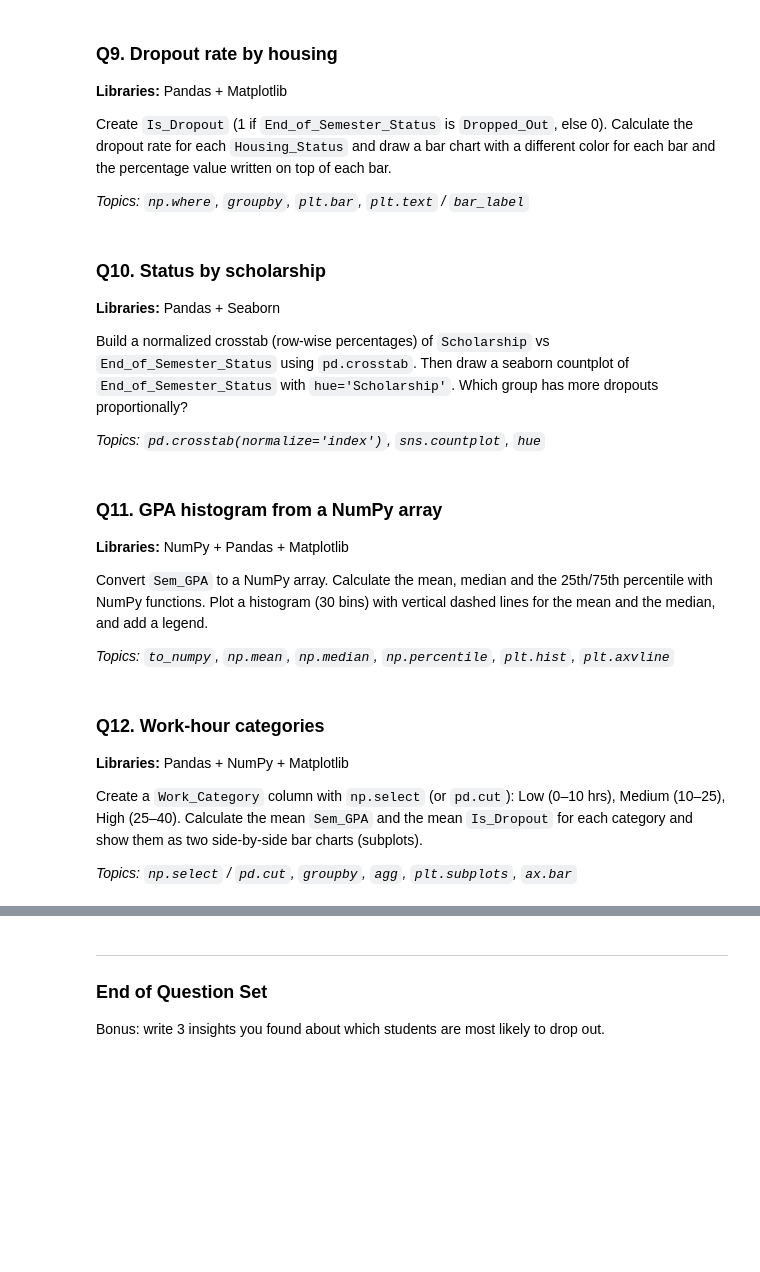
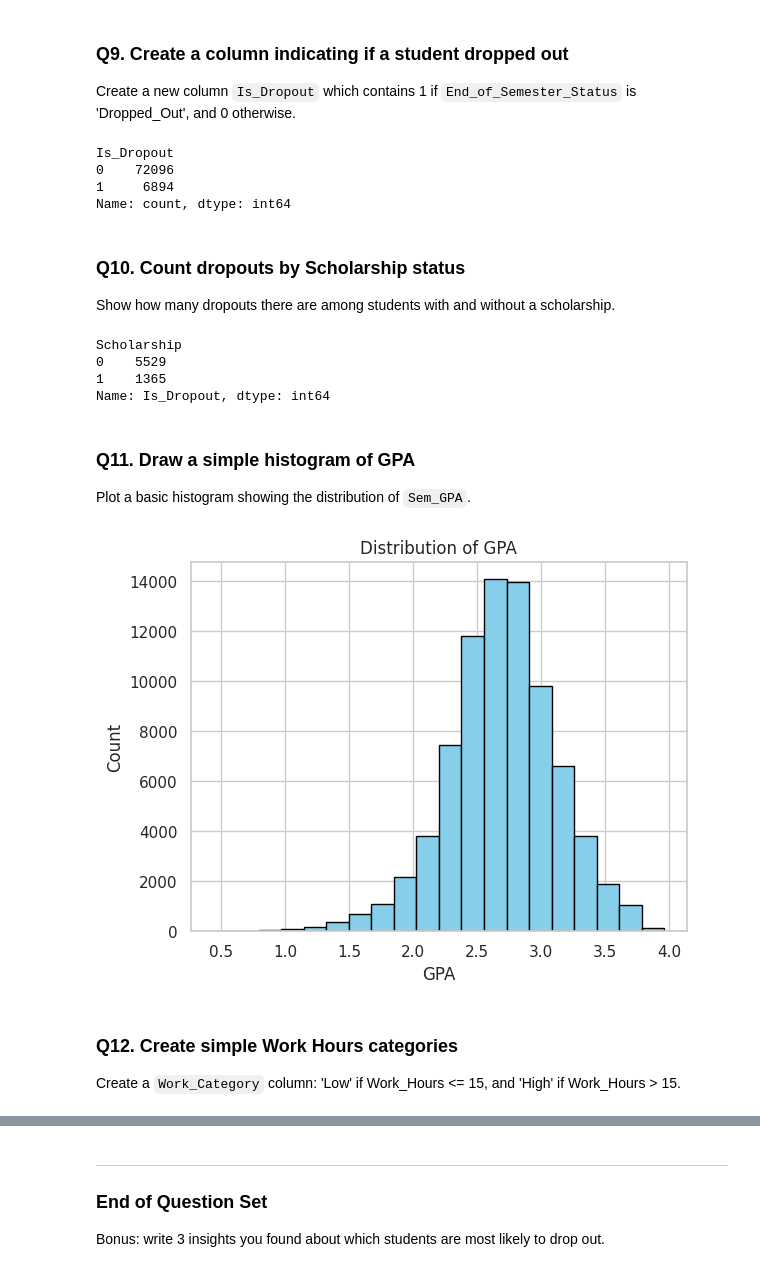
Before and after one commit to AnshuAnshu01/Data_Analytics_Python, a Jupyter notebook: Academic_servival/academic_survival_question_set.ipynb, the cells around one changed output, grey strips where cells are left out. Saved outputs shown, nothing was run; the diff lists cells and outputs as text; code cells hidden in the pictures; blank space fills up the shorter version.

```diff
--- a/Academic_servival/academic_survival_question_set.ipynb
+++ b/Academic_servival/academic_survival_question_set.ipynb
@@ -93,2 +60,8 @@ dtype: float64
 # %%
-# Write your code here
+# Standardize using a simple map dictionary
+gender_map = {
+    'female': 'Female', 'f': 'Female', 'F': 'Female', 'Female': 'Female',
+    'male': 'Male', 'm': 'Male', 'M': 'Male', 'Male': 'Male'
+}
+df['Gender'] = df['Gender'].map(gender_map).fillna('Other')
+print(df['Gender'].value_counts())
@@ -102,2 +77,7 @@ Fill missing `Family_Income` with the median income of the student's `Housing_St
 # %%
-# Write your code here
+# Calculate mean
+mean_income = df['Family_Income'].mean()
+
+# Fill missing values
+df['Family_Income'] = df['Family_Income'].fillna(mean_income)
+print("Missing values left in Family_Income:", df['Family_Income'].isnull().sum())
@@ -111,2 +89,4 @@ Fill missing `Family_Income` with the median income of the student's `Housing_St
 # %%
-# Write your code here
+# Filter rows
+df = df[(df['Attendance'] >= 0) & (df['Attendance'] <= 100)]
+print("Attendance range:", df['Attendance'].min(), "to", df['Attendance'].max())
@@ -140,35 +123,39 @@ Calculate the z-score of `Sem_GPA` manually with NumPy (`(x - mean) / std`) and
 # %% [markdown]
-### Q9. Dropout rate by housing
-**Libraries:** Pandas + Matplotlib
-
-Create `Is_Dropout` (1 if `End_of_Semester_Status` is `Dropped_Out`, else 0). Calculate the dropout rate for each `Housing_Status` and draw a bar chart with a different color for each bar and the percentage value written on top of each bar.
-
-*Topics: `np.where`, `groupby`, `plt.bar`, `plt.text` / `bar_label`*
+### Q9. Create a column indicating if a student dropped out
+Create a new column `Is_Dropout` which contains 1 if `End_of_Semester_Status` is 'Dropped_Out', and 0 otherwise.
 # %%
-# Write your code here
+df['Is_Dropout'] = np.where(df['End_of_Semester_Status'] == 'Dropped_Out', 1, 0)
+print(df['Is_Dropout'].value_counts())
+# %% [output]
+Is_Dropout
+0    72096
+1     6894
+Name: count, dtype: int64
 # %% [markdown]
-### Q10. Status by scholarship
-**Libraries:** Pandas + Seaborn
-
-Build a normalized crosstab (row-wise percentages) of `Scholarship` vs `End_of_Semester_Status` using `pd.crosstab`. Then draw a seaborn countplot of `End_of_Semester_Status` with `hue='Scholarship'`. Which group has more dropouts proportionally?
-
-*Topics: `pd.crosstab(normalize='index')`, `sns.countplot`, `hue`*
+### Q10. Count dropouts by Scholarship status
+Show how many dropouts there are among students with and without a scholarship.
 # %%
-# Write your code here
+dropout_by_scholarship = df.groupby('Scholarship')['Is_Dropout'].sum()
+print(dropout_by_scholarship)
+# %% [output]
+Scholarship
+0    5529
+1    1365
+Name: Is_Dropout, dtype: int64
 # %% [markdown]
-### Q11. GPA histogram from a NumPy array
-**Libraries:** NumPy + Pandas + Matplotlib
-
-Convert `Sem_GPA` to a NumPy array. Calculate the mean, median and the 25th/75th percentile with NumPy functions. Plot a histogram (30 bins) with vertical dashed lines for the mean and the median, and add a legend.
-
-*Topics: `to_numpy`, `np.mean`, `np.median`, `np.percentile`, `plt.hist`, `plt.axvline`*
+### Q11. Draw a simple histogram of GPA
+Plot a basic histogram showing the distribution of `Sem_GPA`.
 # %%
-# Write your code here
+import matplotlib.pyplot as plt
+
+plt.hist(df['Sem_GPA'], bins=20, color='skyblue', edgecolor='black')
+plt.title('Distribution of GPA')
+plt.xlabel('GPA')
+plt.ylabel('Count')
+plt.show()
+# %% [output]
+[figure, added]
 # %% [markdown]
-### Q12. Work-hour categories
-**Libraries:** Pandas + NumPy + Matplotlib
-
-Create a `Work_Category` column with `np.select` (or `pd.cut`): Low (0–10 hrs), Medium (10–25), High (25–40). Calculate the mean `Sem_GPA` and the mean `Is_Dropout` for each category and show them as two side-by-side bar charts (subplots).
-
-*Topics: `np.select` / `pd.cut`, `groupby`, `agg`, `plt.subplots`, `ax.bar`*
+### Q12. Create simple Work Hours categories
+Create a `Work_Category` column: 'Low' if Work_Hours <= 15, and 'High' if Work_Hours > 15.
 # %%
```
Also changed, not shown: parts of 44 cells of this notebook.
